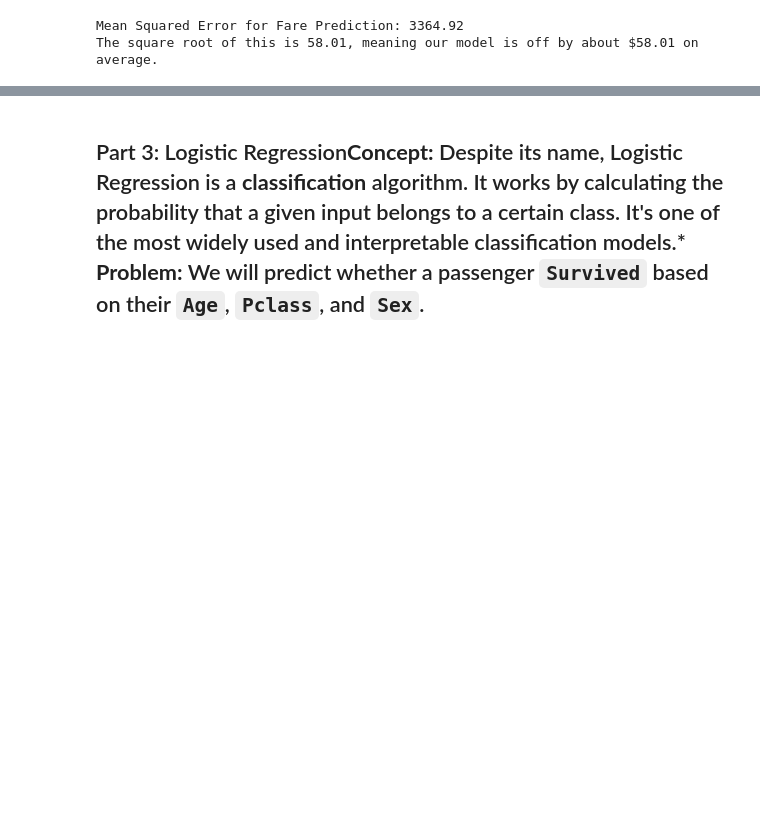
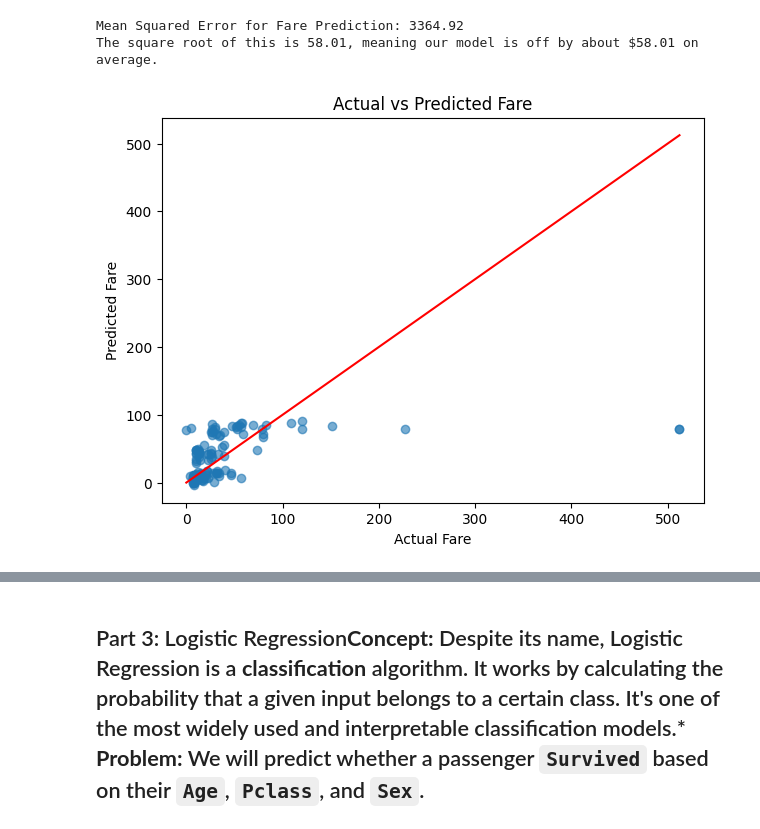
Before and after one commit to imrhuskhn12-alt/ITAI_ML_FirstRepo_ImranKhan, a Jupyter notebook: Module_06_Lab_Regression_and_Classification.ipynb, the cells around one changed output, grey strips where cells are left out. Drawn from its saved outputs; the diff is of its cells as text; code cells hidden in the pictures; blank space fills up the shorter version.

```diff
--- a/Module_06_Lab_Regression_and_Classification.ipynb
+++ b/Module_06_Lab_Regression_and_Classification.ipynb
@@ -42,3 +42,15 @@ print(f"The square root of this is {mse**0.5:.2f}, meaning our model is off by a
 # %% [output]
 Mean Squared Error for Fare Prediction: 3364.92
 The square root of this is 58.01, meaning our model is off by about $58.01 on average.
+# %%
+import matplotlib.pyplot as plt
+
+plt.figure(figsize=(7,5))
+plt.scatter(y_test_reg, y_pred_reg, alpha=0.6)
+plt.xlabel("Actual Fare")
+plt.ylabel("Predicted Fare")
+plt.title("Actual vs Predicted Fare")
+plt.plot([0, max(y_test_reg)], [0, max(y_test_reg)], color='red')
+plt.show()
+# %% [output]
+[figure, added]
```
Also changed, not shown: parts of 5 cells of this notebook.
